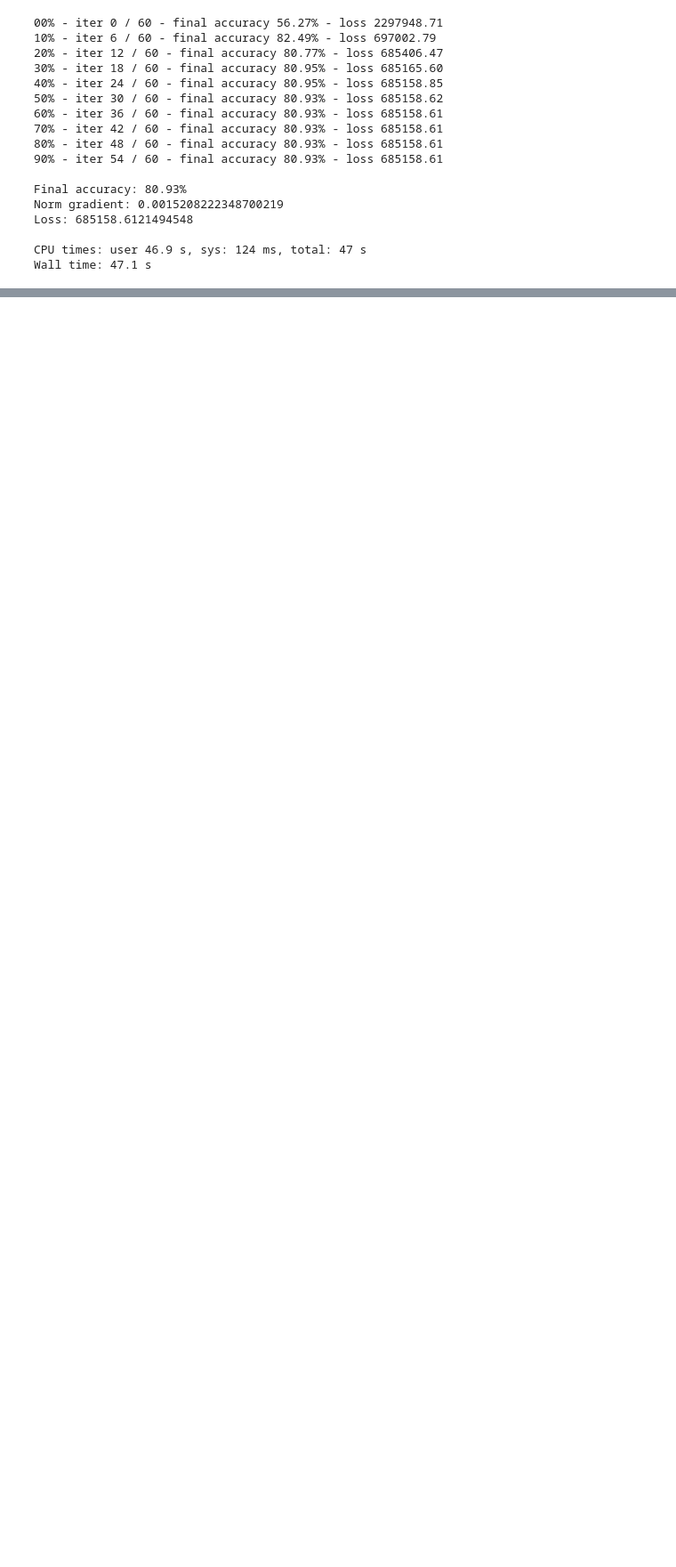
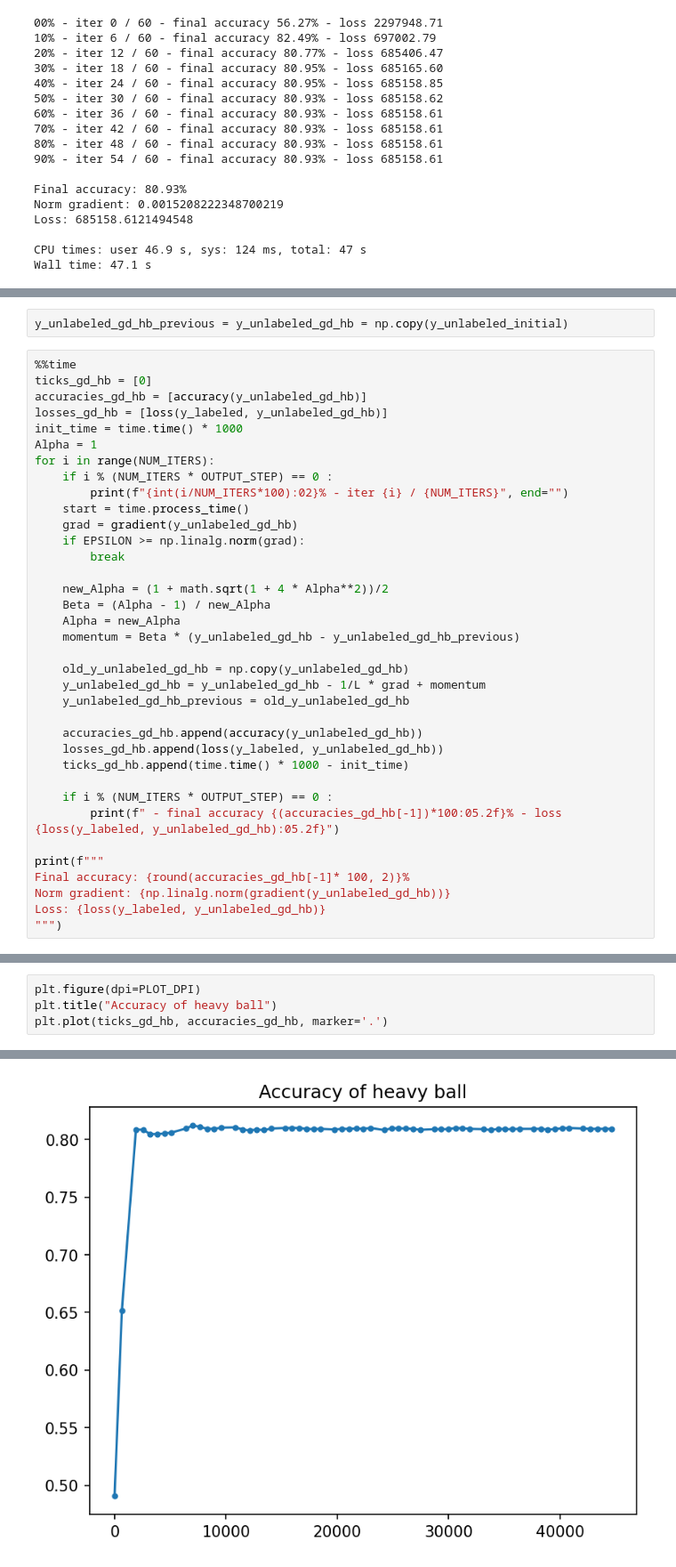
Before and after one commit to RobEngin/Optimization-Gradient-Descent, a Jupyter notebook: Blobs.ipynb, the cells around one changed output, grey strips where cells are left out. Shown at 89% size. Cells and saved outputs as stored; diff of their text form; blank space fills up the shorter version.

```diff
--- a/Blobs.ipynb
+++ b/Blobs.ipynb
@@ -447,0 +451,38 @@ plt.plot(ticks_gd_improved, accuracies_gd_improved, marker='.')
+# %%
+y_unlabeled_gd_hb_previous = y_unlabeled_gd_hb = np.copy(y_unlabeled_initial)
+# %%
+%%time
+ticks_gd_hb = [0]
+accuracies_gd_hb = [accuracy(y_unlabeled_gd_hb)]
+losses_gd_hb = [loss(y_labeled, y_unlabeled_gd_hb)]
+init_time = time.time() * 1000
+Alpha = 1
+for i in range(NUM_ITERS):
+    if i % (NUM_ITERS * OUTPUT_STEP) == 0 :
+        print(f"{int(i/NUM_ITERS*100):02}% - iter {i} / {NUM_ITERS}", end="")
+    start = time.process_time()
+    grad = gradient(y_unlabeled_gd_hb)
+    if EPSILON >= np.linalg.norm(grad):
+        break
+
+    new_Alpha = (1 + math.sqrt(1 + 4 * Alpha**2))/2
+    Beta = (Alpha - 1) / new_Alpha
+    Alpha = new_Alpha
+    momentum = Beta * (y_unlabeled_gd_hb - y_unlabeled_gd_hb_previous)
+
+    old_y_unlabeled_gd_hb = np.copy(y_unlabeled_gd_hb)
+    y_unlabeled_gd_hb = y_unlabeled_gd_hb - 1/L * grad + momentum
+    y_unlabeled_gd_hb_previous = old_y_unlabeled_gd_hb
+
+    accuracies_gd_hb.append(accuracy(y_unlabeled_gd_hb))
+    losses_gd_hb.append(loss(y_labeled, y_unlabeled_gd_hb))
+    ticks_gd_hb.append(time.time() * 1000 - init_time)
+
+    if i % (NUM_ITERS * OUTPUT_STEP) == 0 :
+        print(f" - final accuracy {(accuracies_gd_hb[-1])*100:05.2f}% - loss {loss(y_labeled, y_unlabeled_gd_hb):05.2f}")
+
+print(f"""
+Final accuracy: {round(accuracies_gd_hb[-1]* 100, 2)}%
+Norm gradient: {np.linalg.norm(gradient(y_unlabeled_gd_hb))}
+Loss: {loss(y_labeled, y_unlabeled_gd_hb)}
+""")
@@ -447,0 +507,5 @@ plt.plot(ticks_gd_improved, accuracies_gd_improved, marker='.')
+# %%
+plt.figure(dpi=PLOT_DPI)
+plt.title("Accuracy of heavy ball")
+plt.plot(ticks_gd_hb, accuracies_gd_hb, marker='.')
+# %% [output]
@@ -447,0 +513 @@ plt.plot(ticks_gd_improved, accuracies_gd_improved, marker='.')
+[figure, added]
```
Also changed, not shown: parts of 24 cells of this notebook.
